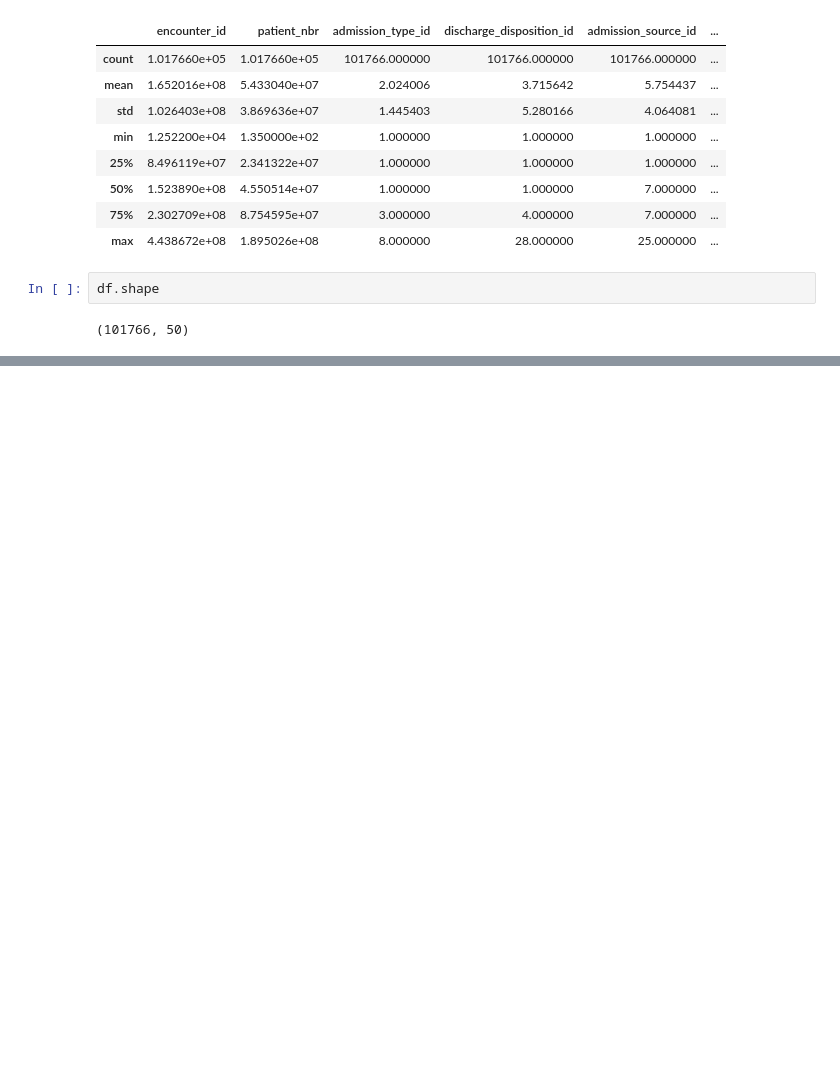
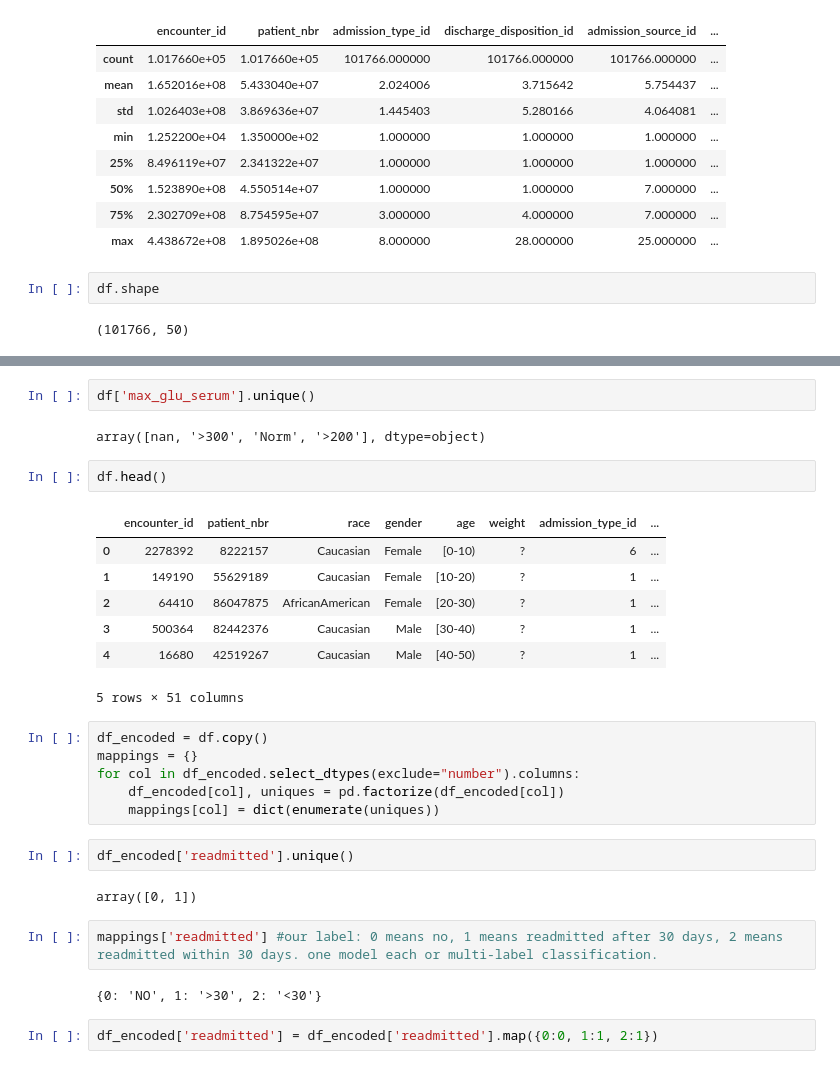
Before and after one commit to DylanSuniaga/CAP_3764_2025_Fall_Team_3, a Jupyter notebook: notebooks/main.ipynb, the cells around one changed output, grey strips where cells are left out. Cells and saved outputs as stored; diff of their text form; blank space fills up the shorter version.

```diff
--- a/notebooks/main.ipynb
+++ b/notebooks/main.ipynb
@@ -42,0 +52,30 @@ df.shape
+# %%
+df['max_glu_serum'].unique()
+# %% [output]
+array([nan, '>300', 'Norm', '>200'], dtype=object)
+# %%
+df.head()
+# %% [output]
+|  | encounter_id | patient_nbr | race | gender | age | weight | admission_type_id | ... |
+| 0 | 2278392 | 8222157 | Caucasian | Female | [0-10) | ? | 6 | ... |
+| 1 | 149190 | 55629189 | Caucasian | Female | [10-20) | ? | 1 | ... |
+| 2 | 64410 | 86047875 | AfricanAmerican | Female | [20-30) | ? | 1 | ... |
+| 3 | 500364 | 82442376 | Caucasian | Male | [30-40) | ? | 1 | ... |
+| 4 | 16680 | 42519267 | Caucasian | Male | [40-50) | ? | 1 | ... |
+5 rows × 51 columns
+# %%
+df_encoded = df.copy()
+mappings = {}
+for col in df_encoded.select_dtypes(exclude="number").columns:
+    df_encoded[col], uniques = pd.factorize(df_encoded[col])
+    mappings[col] = dict(enumerate(uniques))
+# %%
+df_encoded['readmitted'].unique()
+# %% [output]
+array([0, 1])
+# %%
+mappings['readmitted'] #our label: 0 means no, 1 means readmitted after 30 days, 2 means readmitted within 30 days. one model each or multi-label classification.
+# %% [output]
+{0: 'NO', 1: '>30', 2: '<30'}
+# %%
+df_encoded['readmitted'] = df_encoded['readmitted'].map({0:0, 1:1, 2:1})
```
Also changed, not shown: parts of 8 cells of this notebook, 1 other file.
